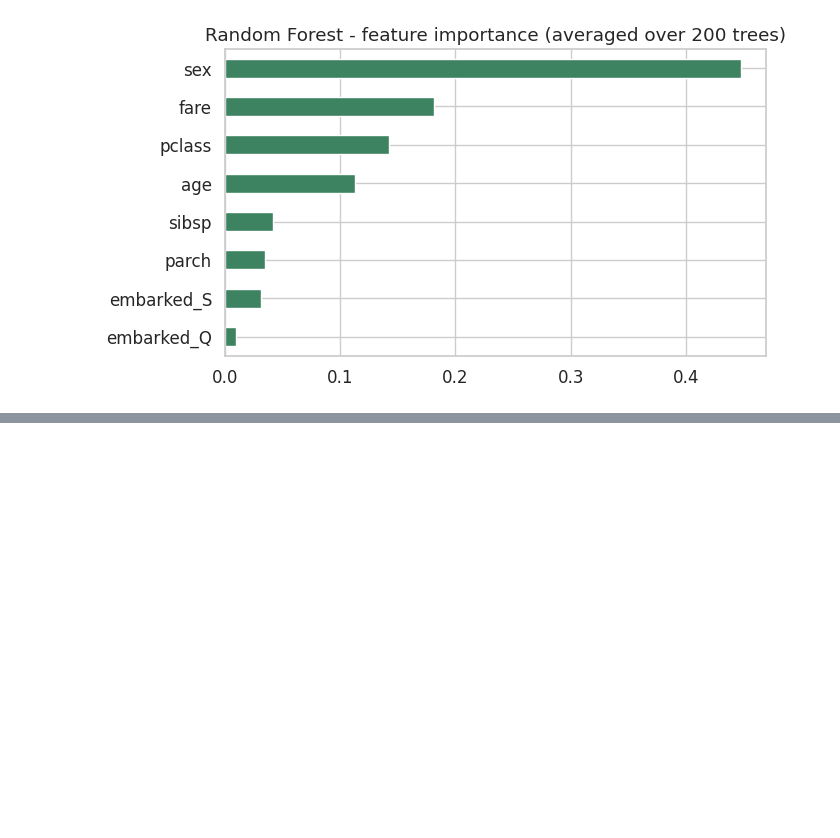
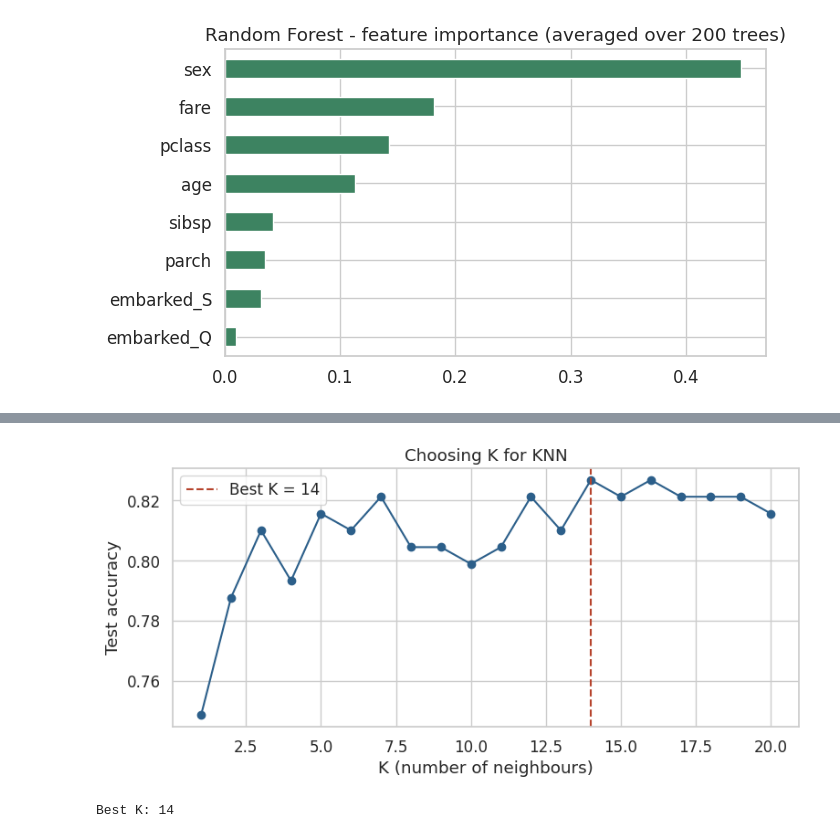
Before and after one commit to Erandi-Hans/Model-Traning-2, a Jupyter notebook: titanic.ipynb, the cells around one changed output, grey strips where cells are left out. Saved outputs shown, nothing was run; the diff lists cells and outputs as text; code cells hidden in the pictures; blank space fills up the shorter version.

```diff
--- a/titanic.ipynb
+++ b/titanic.ipynb
@@ -286,0 +296,27 @@ ValueError: Classification metrics can't handle a mix of binary and continuous t
+# %%
+from sklearn.neighbors import KNeighborsClassifier
+
+# Try a range of K values and see which generalises best
+k_values = range(1, 21)
+accuracies = []
+for k in k_values:
+    knn_k = KNeighborsClassifier(n_neighbors=k)
+    knn_k.fit(Xc_train_scaled, yc_train)
+    accuracies.append(accuracy_score(yc_test, knn_k.predict(Xc_test_scaled)))
+
+best_k = k_values[np.argmax(accuracies)]
+
+plt.figure(figsize=(8, 4))
+plt.plot(k_values, accuracies, marker='o', color='#2C5F8A')
+plt.axvline(best_k, color='#B6432C', ls='--', label=f'Best K = {best_k}')
+plt.xlabel("K (number of neighbours)")
+plt.ylabel("Test accuracy")
+plt.title("Choosing K for KNN")
+plt.legend()
+plt.tight_layout()
+plt.show()
+
+print(f"Best K: {best_k}")
+# %% [output]
+[figure, added]
+Best K: 14
```
Also changed, not shown: parts of 4 cells of this notebook.
